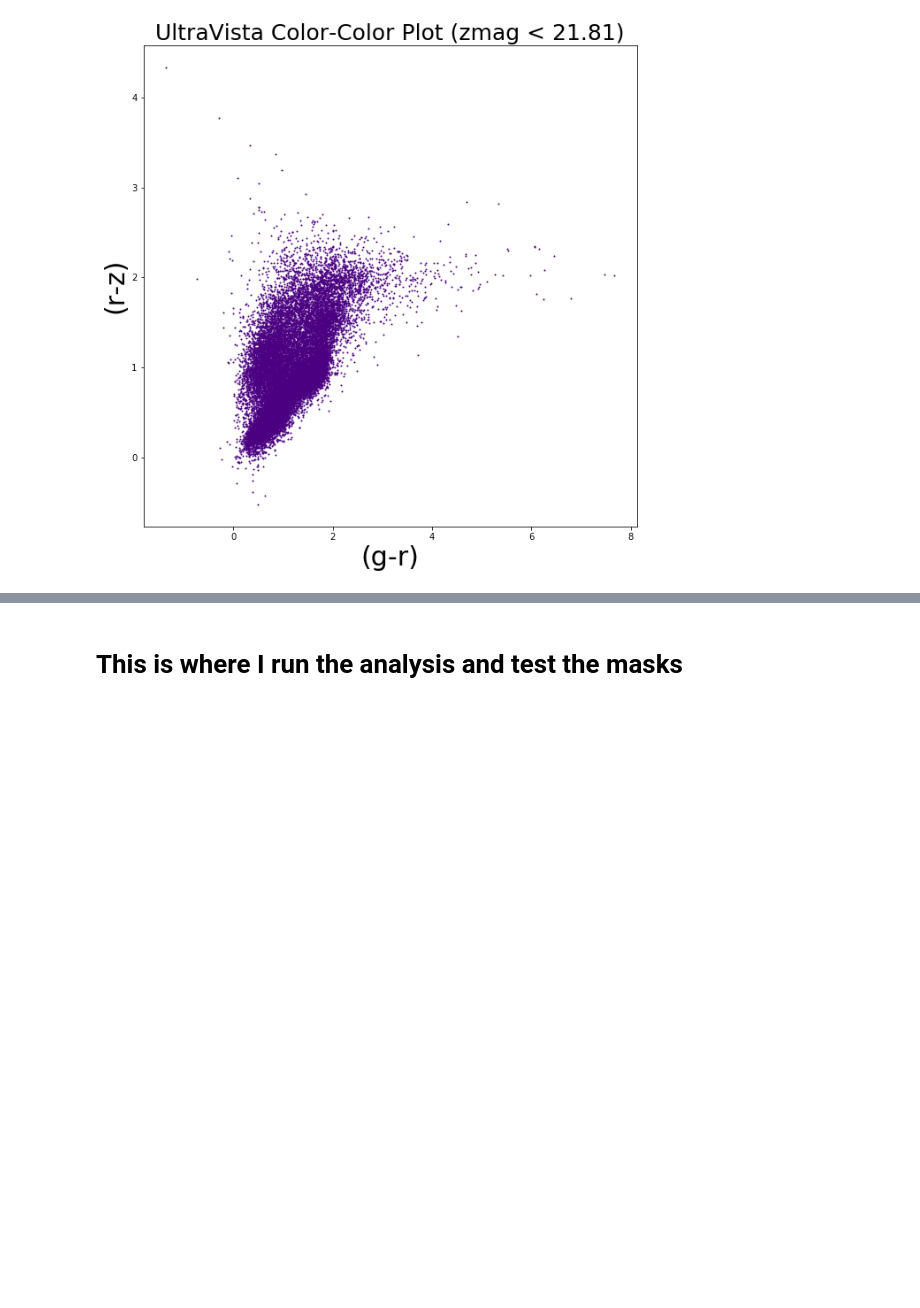
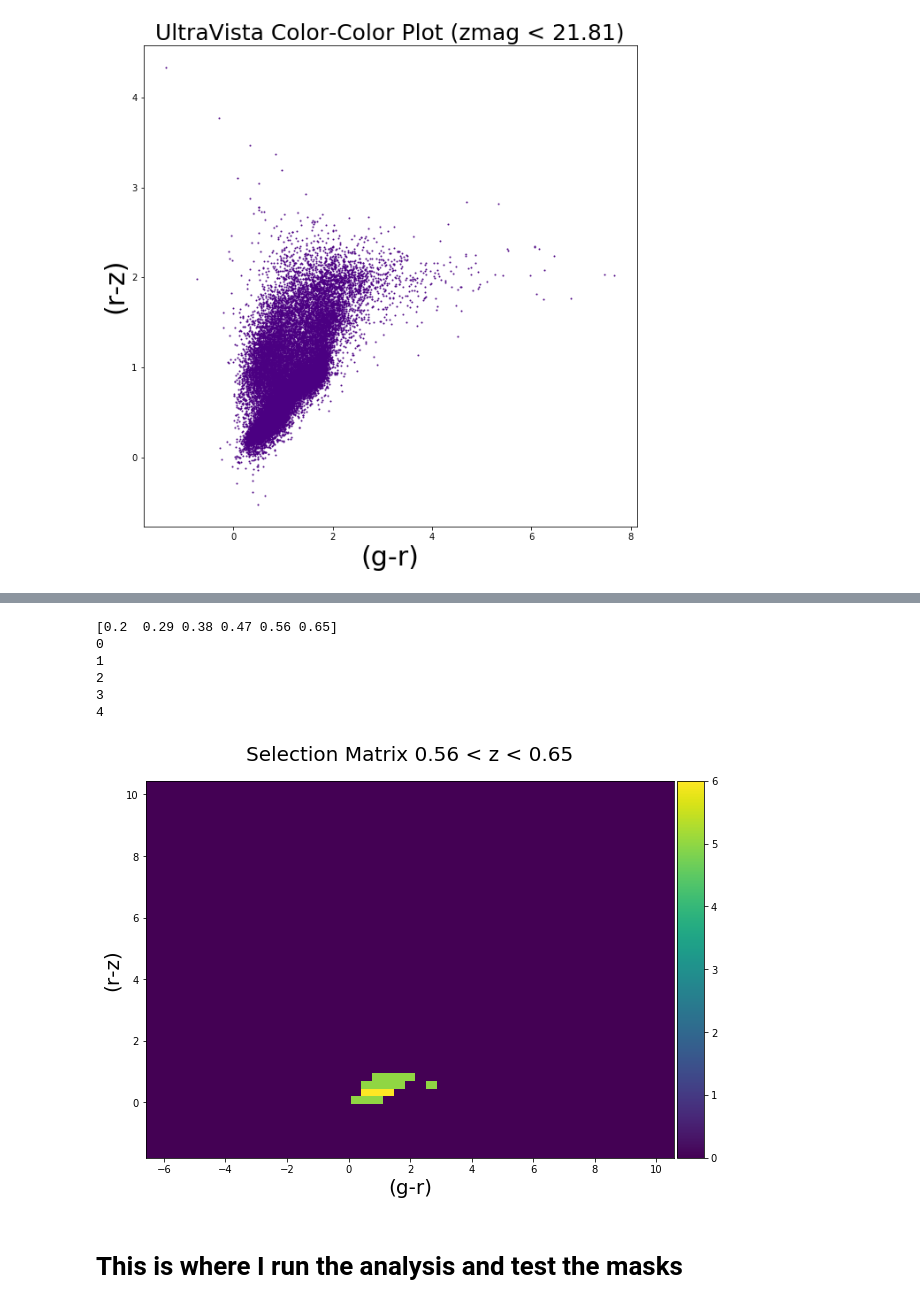
Before and after one commit to metownsend/LRG-Sats, a Jupyter notebook: making_masks2.ipynb, the cells around one changed output, grey strips where cells are left out. Drawn from its saved outputs; the diff is of its cells as text; code cells hidden in the pictures; blank space fills up the shorter version.

```diff
--- a/making_masks2.ipynb
+++ b/making_masks2.ipynb
@@ -492,9 +565,9 @@ plt.show()
 # zmag_edges = np.array([13.22509, 14.025090026855466, 15.025090026855462, 16.02509002685546, 17.025090026855455, 18.02509002685545, 19.025090026855448, 20.025090026855445, 21.02509002685544, 22.025090026855437, 23.025090026855434])
 # gr_edges = np.array([-6.5846786, -6.234678649902344, -5.8846786499023445, -5.534678649902345, -5.184678649902345, -4.8346786499023455, -4.484678649902346, -4.134678649902346, -3.784678649902346, -3.434678649902346, -3.084678649902346, -2.734678649902346, -2.384678649902346, -2.0346786499023457, -1.6846786499023456, -1.3346786499023455, -0.9846786499023455, -0.6346786499023456, -0.2846786499023456, 0.06532135009765438, 0.41532135009765436, 0.7653213500976543, 1.1153213500976542, 1.4653213500976543, 1.8153213500976544, 2.1653213500976545, 2.5153213500976546, 2.8653213500976547, 3.2153213500976547, 3.565321350097655, 3.915321350097655, 4.265321350097655, 4.615321350097655, 4.965321350097654, 5.315321350097654, 5.665321350097654, 6.015321350097653, 6.365321350097653, 6.7153213500976525, 7.065321350097652, 7.415321350097652, 7.7653213500976515, 8.115321350097652, 8.465321350097652, 8.815321350097651, 9.165321350097651, 9.51532135009765, 9.86532135009765, 10.21532135009765, 10.56532135009765])
 
-rz_edges = [-1.8027077, -1.5527076721191406, -1.3027076721191406, -1.0527076721191406, -0.8027076721191406, -0.5527076721191406, -0.3027076721191406, -0.052707672119140625, 0.19729232788085938, 0.4472923278808594, 0.6972923278808594, 0.9472923278808594, 1.1972923278808594, 1.4472923278808594, 1.6972923278808594, 1.9472923278808594, 2.1972923278808594, 2.4472923278808594, 2.6972923278808594, 2.9472923278808594, 3.1972923278808594, 3.4472923278808594, 3.6972923278808594, 3.9472923278808594, 4.197292327880859, 4.447292327880859, 4.697292327880859, 4.947292327880859, 5.197292327880859, 5.447292327880859, 5.697292327880859, 5.947292327880859, 6.197292327880859, 6.447292327880859, 6.697292327880859, 6.947292327880859, 7.197292327880859, 7.447292327880859, 7.697292327880859, 7.947292327880859, 8.19729232788086, 8.44729232788086, 8.69729232788086, 8.94729232788086, 9.19729232788086, 9.44729232788086, 9.69729232788086, 9.94729232788086, 10.19729232788086, 10.44729232788086]
-zmag_edges = [13.22509, 13.425090026855468, 13.625090026855467, 13.825090026855467, 14.025090026855466, 14.225090026855465, 14.425090026855464, 14.625090026855464, 14.825090026855463, 15.025090026855462, 15.225090026855462, 15.425090026855461, 15.62509002685546, 15.82509002685546, 16.02509002685546, 16.225090026855458, 16.425090026855457, 16.625090026855457, 16.825090026855456, 17.025090026855455, 17.225090026855455, 17.425090026855454, 17.625090026855453, 17.825090026855452, 18.02509002685545, 18.22509002685545, 18.42509002685545, 18.62509002685545, 18.82509002685545, 19.025090026855448, 19.225090026855447, 19.425090026855447, 19.625090026855446, 19.825090026855445, 20.025090026855445, 20.225090026855444, 20.425090026855443, 20.625090026855442, 20.82509002685544, 21.02509002685544, 21.22509002685544, 21.42509002685544, 21.62509002685544, 21.825090026855438, 22.025090026855437, 22.225090026855437, 22.425090026855436, 22.625090026855435, 22.825090026855435, 23.025090026855434]
-gr_edges = [-6.5846786, -6.234678649902344, -5.8846786499023445, -5.534678649902345, -5.184678649902345, -4.8346786499023455, -4.484678649902346, -4.134678649902346, -3.784678649902346, -3.434678649902346, -3.084678649902346, -2.734678649902346, -2.384678649902346, -2.0346786499023457, -1.6846786499023456, -1.3346786499023455, -0.9846786499023455, -0.6346786499023456, -0.2846786499023456, 0.06532135009765438, 0.41532135009765436, 0.7653213500976543, 1.1153213500976542, 1.4653213500976543, 1.8153213500976544, 2.1653213500976545, 2.5153213500976546, 2.8653213500976547, 3.2153213500976547, 3.565321350097655, 3.915321350097655, 4.265321350097655, 4.615321350097655, 4.965321350097654, 5.315321350097654, 5.665321350097654, 6.015321350097653, 6.365321350097653, 6.7153213500976525, 7.065321350097652, 7.415321350097652, 7.7653213500976515, 8.115321350097652, 8.465321350097652, 8.815321350097651, 9.165321350097651, 9.51532135009765, 9.86532135009765, 10.21532135009765, 10.56532135009765]
+rz_edges = np.array([-1.8027077, -1.5527076721191406, -1.3027076721191406, -1.0527076721191406, -0.8027076721191406, -0.5527076721191406, -0.3027076721191406, -0.052707672119140625, 0.19729232788085938, 0.4472923278808594, 0.6972923278808594, 0.9472923278808594, 1.1972923278808594, 1.4472923278808594, 1.6972923278808594, 1.9472923278808594, 2.1972923278808594, 2.4472923278808594, 2.6972923278808594, 2.9472923278808594, 3.1972923278808594, 3.4472923278808594, 3.6972923278808594, 3.9472923278808594, 4.197292327880859, 4.447292327880859, 4.697292327880859, 4.947292327880859, 5.197292327880859, 5.447292327880859, 5.697292327880859, 5.947292327880859, 6.197292327880859, 6.447292327880859, 6.697292327880859, 6.947292327880859, 7.197292327880859, 7.447292327880859, 7.697292327880859, 7.947292327880859, 8.19729232788086, 8.44729232788086, 8.69729232788086, 8.94729232788086, 9.19729232788086, 9.44729232788086, 9.69729232788086, 9.94729232788086, 10.19729232788086, 10.44729232788086])
+zmag_edges = np.array([13.22509, 14.025090026855466, 15.025090026855462, 16.02509002685546, 17.025090026855455, 18.02509002685545, 19.025090026855448, 20.025090026855445, 22.025090026855437, 23.025090026855434])
+gr_edges = np.array([-6.5846786, -6.234678649902344, -5.8846786499023445, -5.534678649902345, -5.184678649902345, -4.8346786499023455, -4.484678649902346, -4.134678649902346, -3.784678649902346, -3.434678649902346, -3.084678649902346, -2.734678649902346, -2.384678649902346, -2.0346786499023457, -1.6846786499023456, -1.3346786499023455, -0.9846786499023455, -0.6346786499023456, -0.2846786499023456, 0.06532135009765438, 0.41532135009765436, 0.7653213500976543, 1.1153213500976542, 1.4653213500976543, 1.8153213500976544, 2.1653213500976545, 2.5153213500976546, 2.8653213500976547, 3.2153213500976547, 3.565321350097655, 3.915321350097655, 4.265321350097655, 4.615321350097655, 4.965321350097654, 5.315321350097654, 5.665321350097654, 6.015321350097653, 6.365321350097653, 6.7153213500976525, 7.065321350097652, 7.415321350097652, 7.7653213500976515, 8.115321350097652, 8.465321350097652, 8.815321350097651, 9.165321350097651, 9.51532135009765, 9.86532135009765, 10.21532135009765, 10.56532135009765])
 
 Hstar3D, nouse_edges = np.histogramdd((rzcolor_UVLS, grcolor_UVLS, zmag_UVLS), bins=(rz_edges, gr_edges, zmag_edges), density=False)
 Hstar2D, rz_nouse, gr_nouse = np.histogram2d(rzcolor_UVLS, grcolor_UVLS, bins=(rz_edges, gr_edges), density=False)
@@ -516,11 +589,10 @@ Hstar2D, rz_nouse, gr_nouse = np.histogram2d(rzcolor_UVLS, grcolor_UVLS, bins=(r
 
 zinit = 0.2
 zfin = 0.65
-zinterval = 0.05
-znum = (zfin-zinit)/zinterval
-zrange, zstep = np.linspace(0.2, 0.65, num=int(znum), retstep=True)
+interval = 0.075
+num = (zfin-zinit)/interval
+zrange, step = np.linspace(zinit, zfin, num=int(num), retstep=True)
 print(zrange)
-print(zstep)
 
 masks = []
 median_zmag = []
@@ -533,6 +605,44 @@ for i in range(len(zrange)-1):
     median_zmag.append(median_zmag_array)
     masks.append(mask_array)
     print(i)
+# %% [output]
+[0.2  0.29 0.38 0.47 0.56 0.65]
+0
+1
+2
+3
+4
+# %%
+mask0 = masks[0]
+mask1 = masks[1]
+mask2 = masks[2]
+mask3 = masks[3]
+mask4 = masks[4]
+
+projectionMask0 = mask0[:, :, :].sum(axis=2)
+projectionMask1 = mask1[:, :, :].sum(axis=2)
+projectionMask2 = mask2[:, :, :].sum(axis=2)
+projectionMask3 = mask3[:, :, :].sum(axis=2)
+projectionMask4 = mask4[:, :, :].sum(axis=2)
+
+
+# plt.figure(figsize=(10,10))
+plt.rcParams["figure.figsize"] = [10, 10]
+ax = plt.gca()
+im = ax.imshow(projectionMask4, origin='lower', extent=(gr_edges.min(), gr_edges.max(), rz_edges.min(), rz_edges.max()))
+# plt.scatter(grcolor_UVLS[np.where(zmag_UVLS > 21.02509002685544)], rzcolor_UVLS[np.where(zmag_UVLS > 21.02509002685544)], s=1, c='cyan')
+# plt.scatter(grcolor_UVLS[np.where(zmag_UVLS <= 22.02509002685544)], rzcolor_UVLS[np.where(zmag_UVLS <= 22.02509002685544)], alpha=0.2, s=5, c='red')
+divider = make_axes_locatable(ax)
+cax = divider.append_axes('right', size='5%', pad=0.05)
+plt.colorbar(im, cax=cax)
+ax.set_title("Selection Matrix {0:.2f} < z < {1:.2f}".format(zrange[4], zrange[5]), fontsize=20, pad=20)
+#     ax.set_ylim([-0.6,5.5])
+ax.set_xlabel('(g-r)',fontsize=20)
+ax.set_ylabel('(r-z)',fontsize=20)
+plt.savefig('/Users/mtownsend/Desktop/MeetingPlots/9July2020/b-selectrion-matrix4.pdf')
+plt.show()
+# %% [output]
+[figure, added]
 # %%
 print(np.median(medzmag[np.where(medzmag != 999)]))
 print(np.mean(medzmag[np.where(medzmag != 999)]))
```
Also changed, not shown: parts of 4 cells of this notebook.
